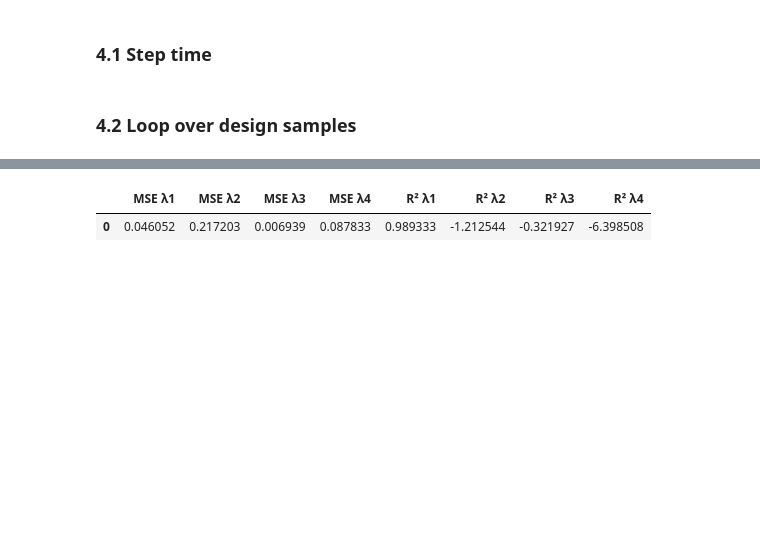
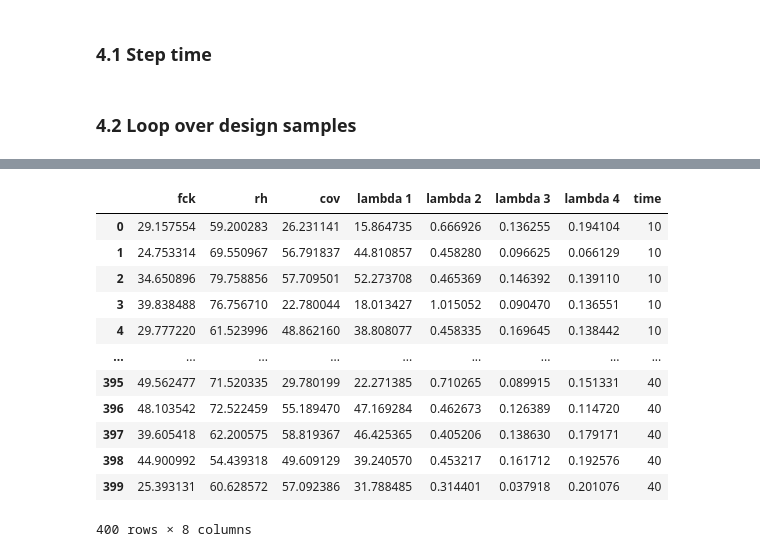
Before and after one commit to Pesquisa-UFCAT/2024-1_victor_hugo_renata_maria, a Jupyter notebook: beam_problem_1/01_glam_real_data/pipeline_final.ipynb, the cells around one changed output, grey strips where cells are left out. Drawn from its saved outputs; the diff is of its cells as text; code cells hidden in the pictures; blank space fills up the shorter version.

```diff
--- a/beam_problem_1/01_glam_real_data/pipeline_final.ipynb
+++ b/beam_problem_1/01_glam_real_data/pipeline_final.ipynb
@@ -34,11 +39,8 @@ mpl.rcParams.update({
 # %% [markdown]
 ### 2.1 Load
 # %%
-# Path to the trained model
-# name_best_model = r'D:\Documentos\ic_victor\beam_problem_1\model_NeuralNetwork_MLP_fold_4.pkl'
-# name_best_model = r'/home/wmpjrufg/Documents/2024-1_victor_hugo_renata_maria/beam_problem_1/model_NeuralNetwork_MLP_fold_4.pkl'
-# name_best_model = r'D:\py\2024-1_victor_hugo_renata_maria\beam_problem_1\model_NeuralNetwork_MLP_fold_4.pkl'
-name_best_model = r'D:\github\2024-1_victor_hugo_renata_maria\beam_problem_1\model_NeuralNetwork_MLP_fold_4.pkl'
+# Load the best model
+name_best_model = r'C:\Users\Renata Pensin\Desktop\ic_victor\beam_problem_1\model_NeuralNetwork_MLP_fold_4.pkl'
 
 # Load the model
 model = joblib.load(name_best_model)
@@ -159,10 +161,10 @@ Sample statistics:
 # %% [markdown]
 ### 4.1 Step time
 # %%
-times               = np.arange(0, 150, 20)
-# times               = [10, 20, 30, 40]
-complete_model_list = []
-pce_dataset         = []
+# times               = np.arange(0, 150, 20)
+times               = [10, 20, 30, 40]
+all_df_full = []
+all_df_unique = []
 # %% [markdown]
 ### 4.2 Loop over design samples
 # %%
@@ -268,8 +301,19 @@ KeyboardInterrupt:
 # %%
-filename_stats = f'pce_validation_stats_10_install_1990_cement_3_exposure_2.pkl'
+filename_stats = f'dataset_unique_COMBINED_install_1990_cement_3_exposure_2.pkl'
 with open(filename_stats, 'rb') as f:
     file_loaded = dill.load(f)
 file_loaded
 # %% [output]
-|  | MSE λ1 | MSE λ2 | MSE λ3 | MSE λ4 | R² λ1 | R² λ2 | R² λ3 | R² λ4 |
-| 0 | 0.046052 | 0.217203 | 0.006939 | 0.087833 | 0.989333 | -1.212544 | -0.321927 | -6.398508 |
+|  | fck | rh | cov | lambda 1 | lambda 2 | lambda 3 | lambda 4 | time |
+| 0 | 29.157554 | 59.200283 | 26.231141 | 15.864735 | 0.666926 | 0.136255 | 0.194104 | 10 |
+| 1 | 24.753314 | 69.550967 | 56.791837 | 44.810857 | 0.458280 | 0.096625 | 0.066129 | 10 |
+| 2 | 34.650896 | 79.758856 | 57.709501 | 52.273708 | 0.465369 | 0.146392 | 0.139110 | 10 |
+| 3 | 39.838488 | 76.756710 | 22.780044 | 18.013427 | 1.015052 | 0.090470 | 0.136551 | 10 |
+| 4 | 29.777220 | 61.523996 | 48.862160 | 38.808077 | 0.458335 | 0.169645 | 0.138442 | 10 |
+| ... | ... | ... | ... | ... | ... | ... | ... | ... |
+| 395 | 49.562477 | 71.520335 | 29.780199 | 22.271385 | 0.710265 | 0.089915 | 0.151331 | 40 |
+| 396 | 48.103542 | 72.522459 | 55.189470 | 47.169284 | 0.462673 | 0.126389 | 0.114720 | 40 |
+| 397 | 39.605418 | 62.200575 | 58.819367 | 46.425365 | 0.405206 | 0.138630 | 0.179171 | 40 |
+| 398 | 44.900992 | 54.439318 | 49.609129 | 39.240570 | 0.453217 | 0.161712 | 0.192576 | 40 |
+| 399 | 25.393131 | 60.628572 | 57.092386 | 31.788485 | 0.314401 | 0.037918 | 0.201076 | 40 |
+400 rows × 8 columns
```
Also changed, not shown: parts of 6 cells of this notebook, 17 other files.
